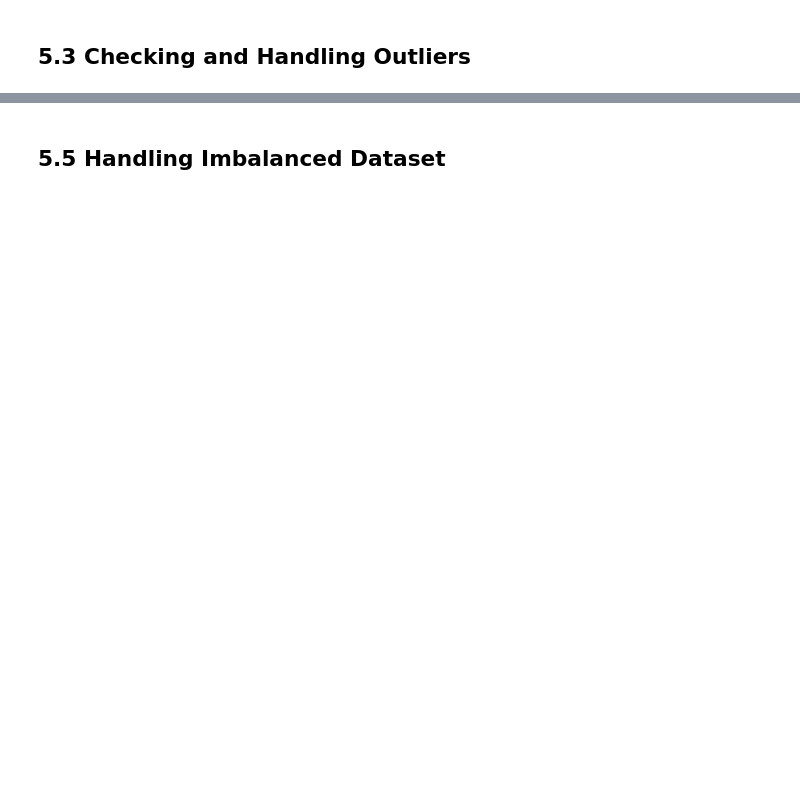
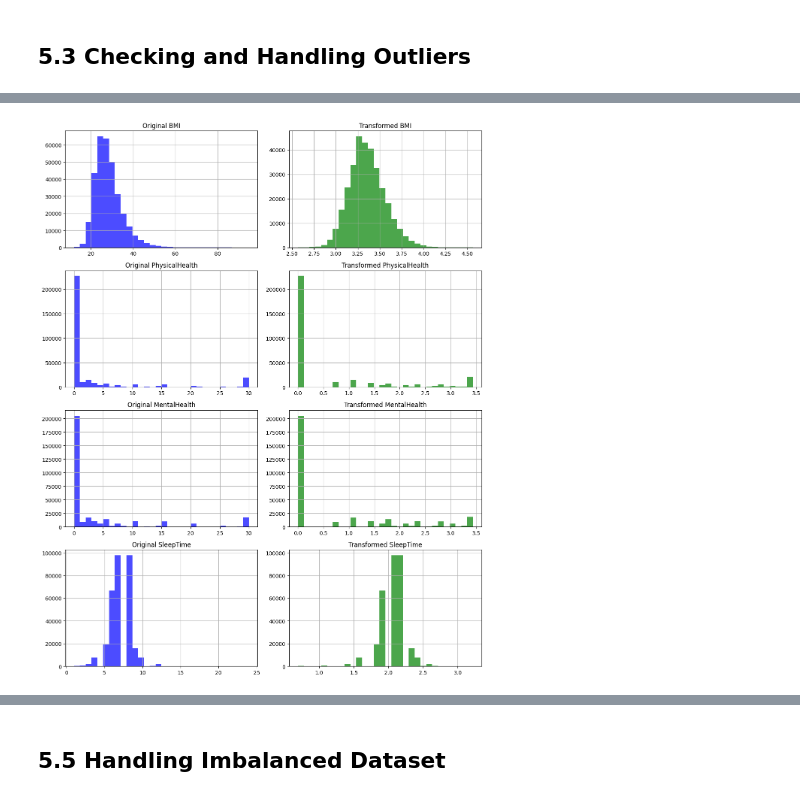
Before and after one commit to ars151960/Dissertation, a Jupyter notebook: Dis_Code.ipynb, the cells around one changed output, grey strips where cells are left out. Drawn from its saved outputs; the diff is of its cells as text; code cells hidden in the pictures; blank space fills up the shorter version.

```diff
--- a/Dis_Code.ipynb
+++ b/Dis_Code.ipynb
@@ -197,0 +148,11 @@ There are no missing values in the dataframe
+# %%
+plt.figure(figsize=(20, 15))
+
+for i, col in enumerate(categorical_features, 1):
+    ct = pd.crosstab(df[col], df['HeartDisease'])
+    ct.plot(kind='bar', stacked=True, color=['#D5E1DD', '#E63946'], ax=plt.subplot(4, 4, i))
+    plt.title(f'{col} vs HeartDisease')
+    plt.ylabel('Count')
+
+plt.tight_layout()
+plt.show()
@@ -256,0 +168,8 @@ Now, the values now fall within a range that excludes the previously identified
+# %%
+from scipy.stats import zscore
+
+z_scores = zscore(df[numerical_features])
+df_z_scores = pd.DataFrame(z_scores, columns=numerical_features)
+outliers = (df_z_scores > 3) | (df_z_scores < -3)
+outliers_count = outliers.sum()
+print(outliers_count)
@@ -256,0 +182,8 @@ Now, the values now fall within a range that excludes the previously identified
+# %%
+df = df[~outliers.any(axis=1)]
+df.shape
+# %%
+for column in numerical_features:
+    df[column] = np.log(df[column] + 1)
+
+df[numerical_features].head()
@@ -256,0 +197,15 @@ Now, the values now fall within a range that excludes the previously identified
+# %%
+fig, axes = plt.subplots(nrows=len(numerical_features), ncols=2, figsize=(12, 15))
+
+for i, column in enumerate(numerical_features):
+
+    df_org[column].hist(ax=axes[i, 0], bins=30, color='blue', alpha=0.7)
+    axes[i, 0].set_title(f'Original {column}')
+
+    df[column].hist(ax=axes[i, 1], bins=30, color='green', alpha=0.7)
+    axes[i, 1].set_title(f'Transformed {column}')
+
+plt.tight_layout()
+plt.show()
+# %% [output]
+[figure, added]
```
Also changed, not shown: parts of 130 cells of this notebook, 11 other files.
